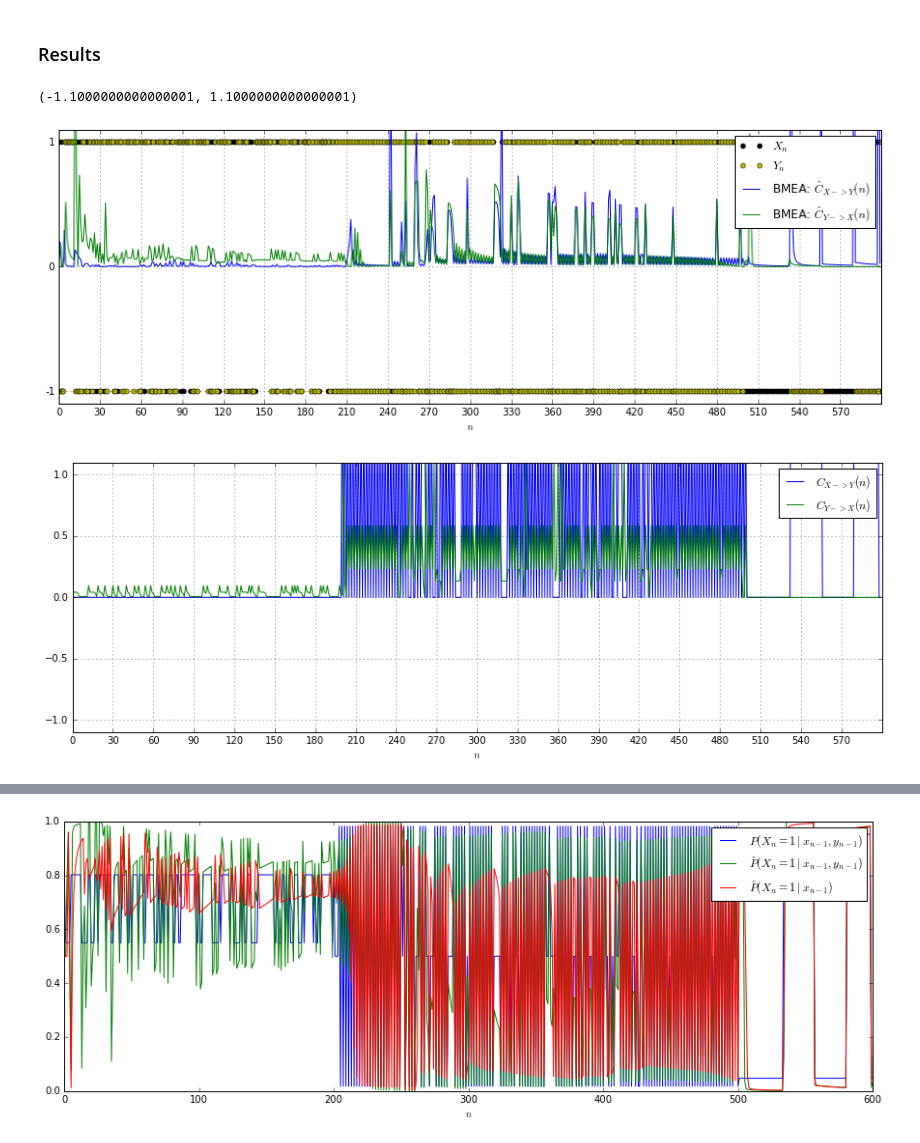
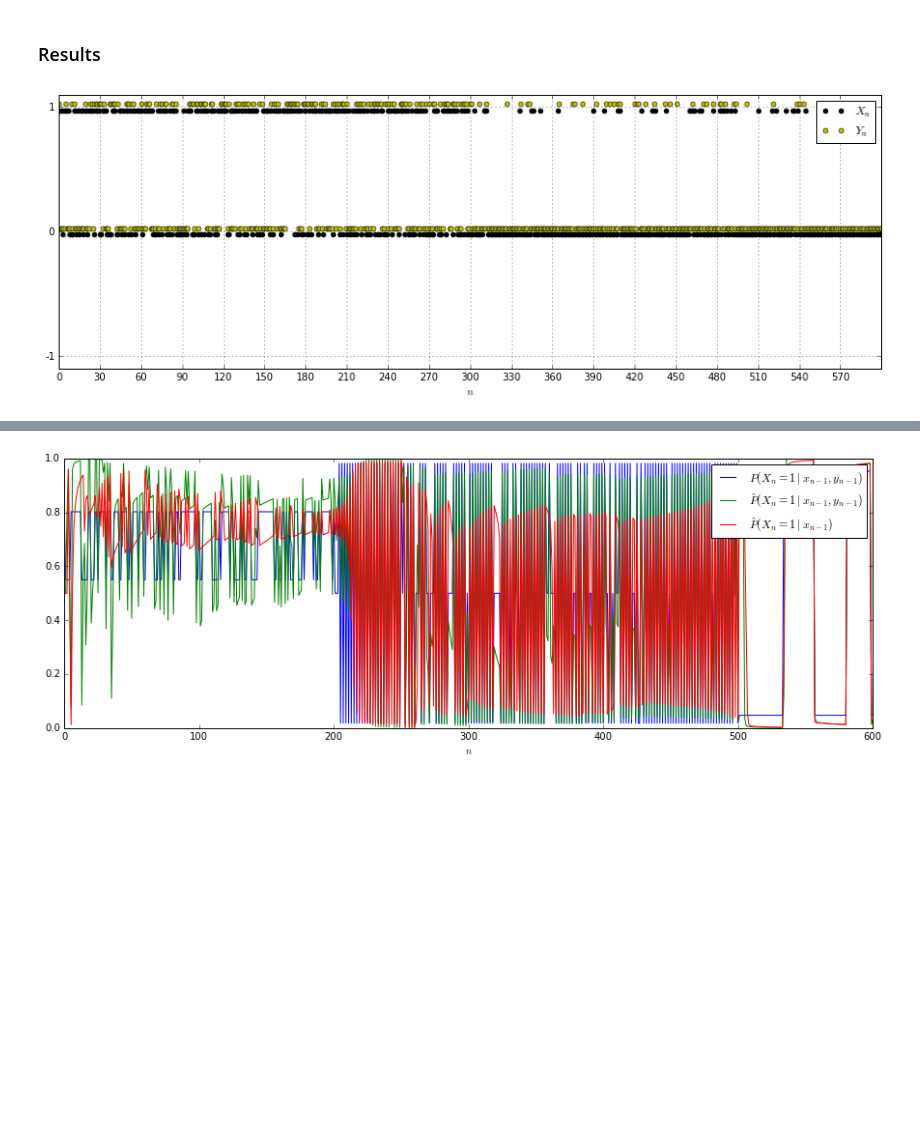
Before and after one commit to gabeschamberg/notes, a Jupyter notebook: Time-Varying Causality for a Pair of Conditional Bernoulli Processes.ipynb, the cells around one changed output, grey strips where cells are left out. Saved outputs shown, nothing was run; the diff lists cells and outputs as text; code cells hidden in the pictures; blank space fills up the shorter version.

Commit message:
Updated causality notebooks

```diff
--- a/Time-Varying Causality for a Pair of Conditional Bernoulli Processes.ipynb
+++ b/Time-Varying Causality for a Pair of Conditional Bernoulli Processes.ipynb
@@ -49,8 +49,8 @@ def gen_sequence(Ns=[100],thetas=[(0,0,0)],gammas=[(0,0,0)],plot = True):
     gamma = gammas[0]
     X = []
     Y = []
-    X.append((np.random.binomial(1,theta[0],1)-0.5)*2)
-    Y.append((np.random.binomial(1,gamma[0],1)-0.5)*2)
+    X.append((np.random.binomial(1,0.5,1)   )) #-0.5)*2)
+    Y.append((np.random.binomial(1,0.5,1)   )) #-0.5)*2)
     px = []
     py = []
     px.append(theta[0])
@@ -69,8 +69,8 @@ def gen_sequence(Ns=[100],thetas=[(0,0,0)],gammas=[(0,0,0)],plot = True):
             y_prev = Y[offset + n]
             x_p = np.exp(t0 + t1*x_prev + t2*y_prev) / (1 + np.exp(t0 + t1*x_prev + t2*y_prev))
             y_p = np.exp(g0 + g1*y_prev + g2*x_prev) / (1 + np.exp(g0 + g1*y_prev + g2*x_prev))
-            X.append((np.random.binomial(1,x_p,1)-0.5)*2)
-            Y.append((np.random.binomial(1,y_p,1)-0.5)*2)
+            X.append((np.random.binomial(1,x_p,1)     )) #-0.5)*2)
+            Y.append((np.random.binomial(1,y_p,1)     )) #-0.5)*2)
             px.append(x_p)
             py.append(y_p)
         offset += N
@@ -244,7 +244,7 @@ def compute_causality(X,Y,thetas,gammas,Ns,plot=True,ax=None):
             # Update the auxiliary params
             p_y_x = p_y_x * (np.exp(gamma0 + gamma1 + gamma2*X[n])/(1 + np.exp(gamma0 + gamma1 + gamma2*X[n]))) + \
                 (1-p_y_x) * (np.exp(gamma0 - gamma1 + gamma2*X[n])/(1 + np.exp(gamma0 - gamma1 + gamma2*X[n])))
-            p_y_x = p_x_y * (np.exp(theta0 + theta1 + theta2*Y[n])/(1 + np.exp(theta0 + theta1 + theta2*Y[n]))) + \
+            p_x_y = p_x_y * (np.exp(theta0 + theta1 + theta2*Y[n])/(1 + np.exp(theta0 + theta1 + theta2*Y[n]))) + \
                 (1-p_x_y) * (np.exp(theta0 - theta1 + theta2*Y[n])/(1 + np.exp(theta0 - theta1 + theta2*Y[n])))
             # Update causal measures
             x2y.append(p_y_c*np.log(p_y_c/p_y_r) + (1-p_y_c)*np.log((1-p_y_c)/(1-p_y_r)))
@@ -269,21 +267,21 @@ estimators = [BMEAEstimator]
 # %%
 # Set the parameters
-Ns=[200,300,100]
-thetas=[(0.8,0,0.6),(0,-2,2),(0,3,0)]
-gammas=[(0.3,0.2,0),(-0.5,-0.5,2),(0.2,2,-4)]
+#Ns=[200,200,200]
+#thetas=[(0.0,0,0.7),(0,0.0,0.3),(-2.5,0,0)]
+#gammas=[(-0.25,0.0,0),(0.0,0.0,0.7),(-0.75,0.0,1.0)]
+
+Ns=[300,300]
+thetas=[(0.0,0,0.7),(-2,0,0)]
+gammas=[(-0.25,0.0,0),(-2,0.0,1.5)]
+
 # Generate a pair of sequences
 X, Y, true_px, true_py, ax = gen_sequence(Ns=Ns, thetas=thetas,gammas=gammas)
-# Estimate the causality with each estimator type
-for estimator_type in estimators:
-    estimator = estimator_type(X,Y,num_params=30,lam=0.9999)
-    C_xy, C_yx, est_theta_cond, est_gamma_cond, est_theta_marg, est_gamma_marg, pxy, pyx, px, py = estimator.predict()
-    ax.plot(C_xy,label=estimator.label + ': $\hat{C}_{X -> Y}(n)$')
-    ax.plot(C_yx,label=estimator.label + ': $\hat{C}_{Y -> X}(n)$')
-plt.legend();
-# Plot true causal effect
-C_xy, C_yx, ax_true = compute_causality(X,Y,thetas,gammas,Ns)
-ax_true.set_ylim(ax.get_ylim());
+
+# Estimate the causality
+estimator = BMEAEstimator(X,Y,num_params=30,lam=0.9999,param_max=2.5,param_min=-2.5)
+C_xy_hat, C_yx_hat, est_theta_cond, est_gamma_cond, est_theta_marg, est_gamma_marg, pxy, pyx, px, py = estimator.predict()
+
+# Compute true causal effect
+C_xy, C_yx = compute_causality(X,Y,thetas,gammas,Ns,plot=False)
 # %% [output]
-(-1.1000000000000001, 1.1000000000000001)
-[figure, old version]
+[figure, new version]
-[figure, removed]
```
Also changed, not shown: parts of 3 cells of this notebook, 1 other file.
